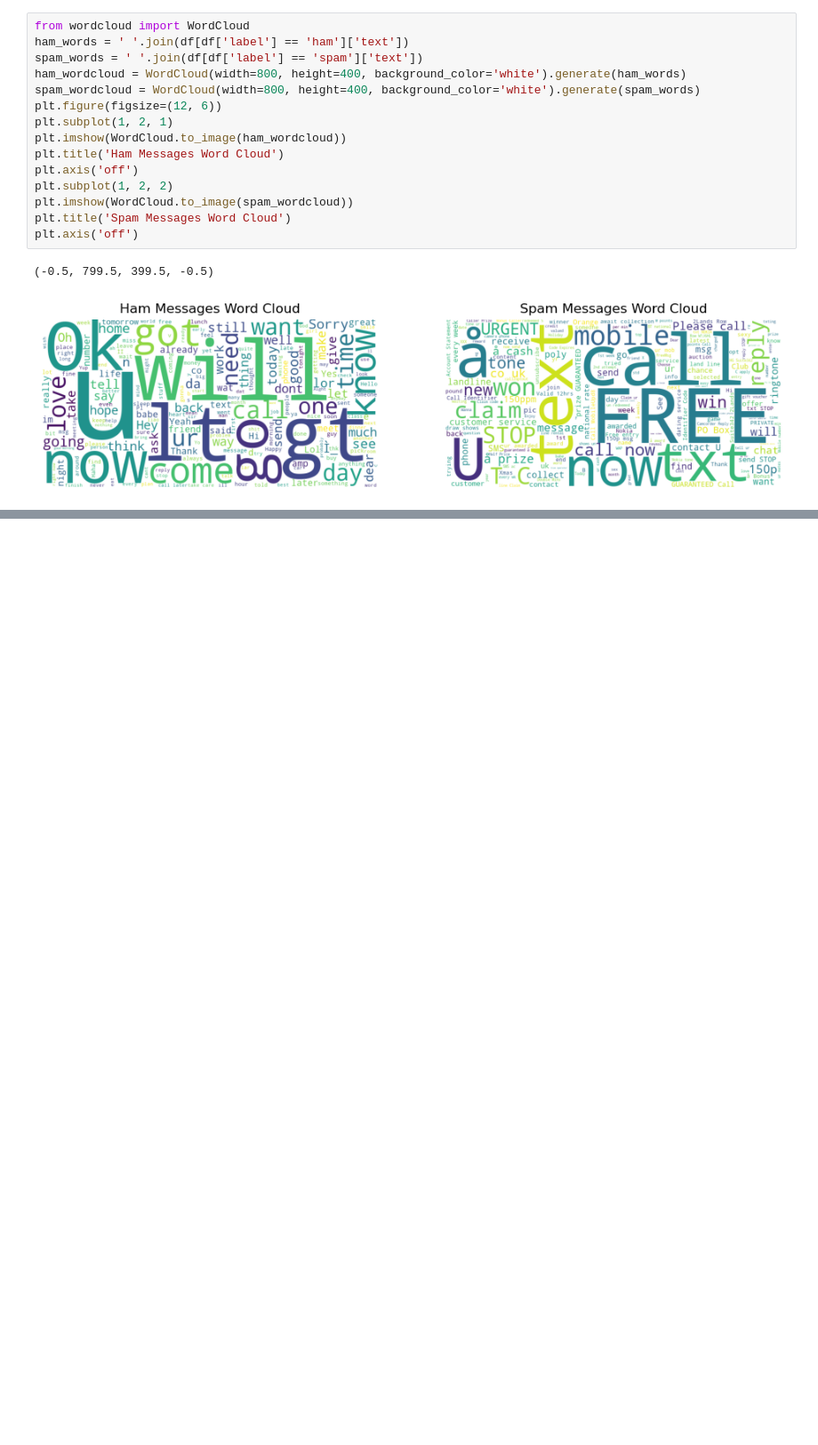
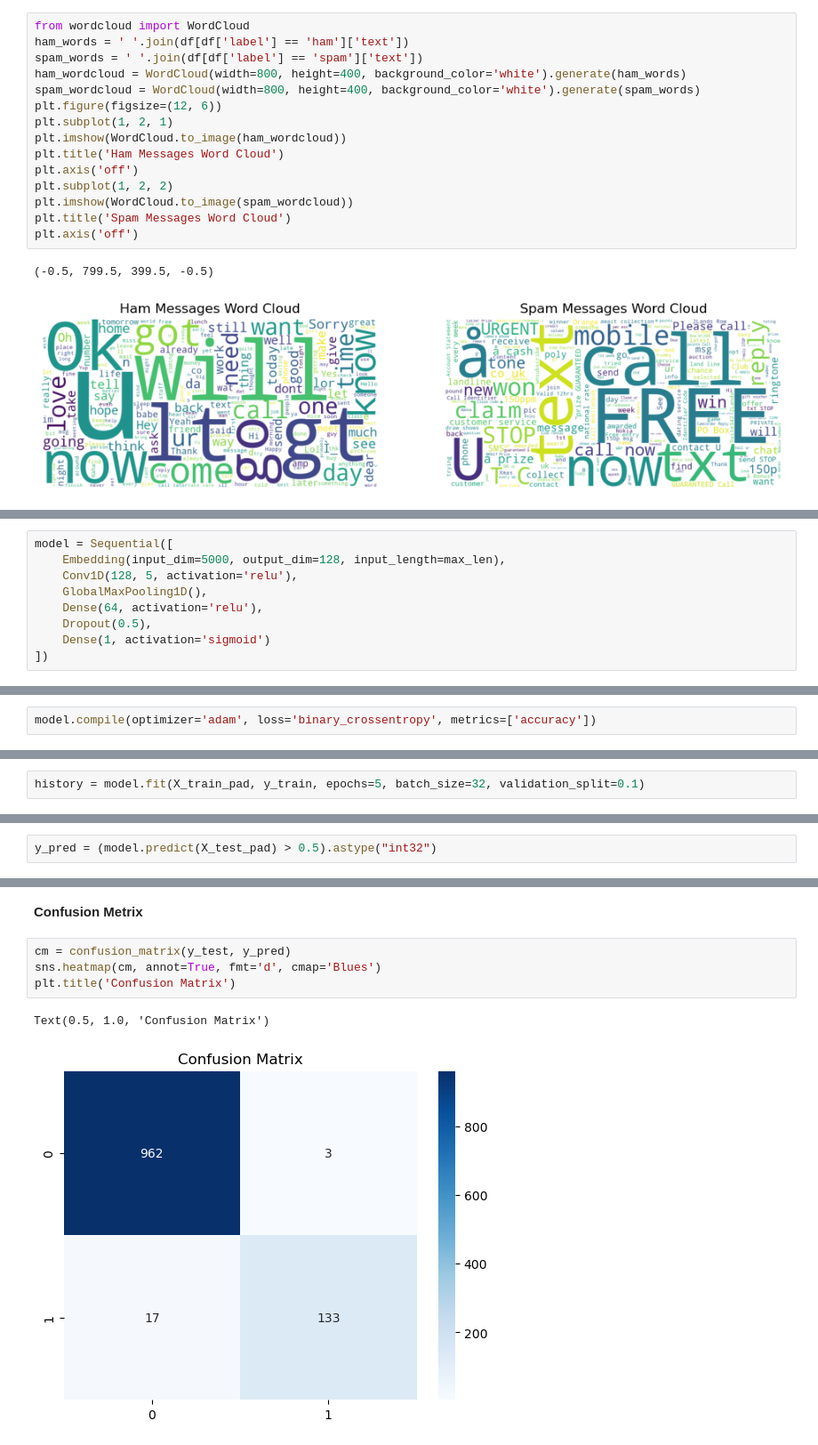
Before and after one commit to theHoodguy4587/SMS-Spam-Detection-CNN, a Jupyter notebook: notebook/spam_detect.ipynb, the cells around one changed output, grey strips where cells are left out. Shown at 89% size. Drawn from its saved outputs; the diff is of its cells as text; blank space fills up the shorter version.

```diff
--- a/notebook/spam_detect.ipynb
+++ b/notebook/spam_detect.ipynb
@@ -105,0 +146,9 @@ plt.axis('off')
+# %%
+model = Sequential([
+    Embedding(input_dim=5000, output_dim=128, input_length=max_len),
+    Conv1D(128, 5, activation='relu'),
+    GlobalMaxPooling1D(),
+    Dense(64, activation='relu'),
+    Dropout(0.5),
+    Dense(1, activation='sigmoid')
+])
@@ -105,0 +157,2 @@ plt.axis('off')
+# %%
+model.compile(optimizer='adam', loss='binary_crossentropy', metrics=['accuracy'])
@@ -105,0 +163,2 @@ plt.axis('off')
+# %%
+history = model.fit(X_train_pad, y_train, epochs=5, batch_size=32, validation_split=0.1)
@@ -105,0 +185,2 @@ plt.axis('off')
+# %%
+y_pred = (model.predict(X_test_pad) > 0.5).astype("int32")
@@ -105,0 +202,9 @@ plt.axis('off')
+# %% [markdown]
+**Confusion Metrix**
+# %%
+cm = confusion_matrix(y_test, y_pred)
+sns.heatmap(cm, annot=True, fmt='d', cmap='Blues')
+plt.title('Confusion Matrix')
+# %% [output]
+Text(0.5, 1.0, 'Confusion Matrix')
+[figure, added]
```
Also changed, not shown: parts of 25 cells of this notebook.
